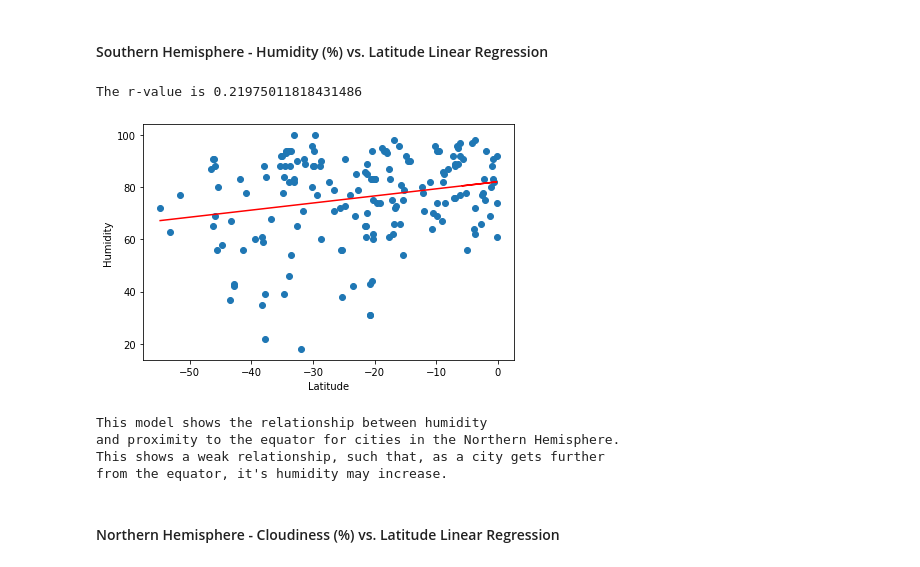
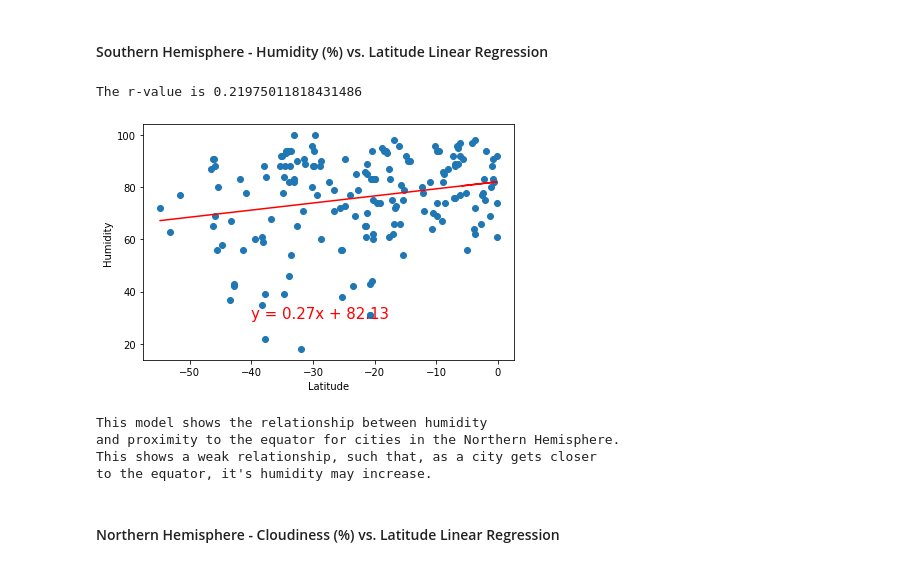
Before and after one commit to pammeyer80/python-api-challenge, a Jupyter notebook: WeatherPy/WeatherPy.ipynb, the cells around one changed output. Cells and saved outputs as stored; diff of their text form; code cells hidden in the pictures.

```diff
--- a/WeatherPy/WeatherPy.ipynb
+++ b/WeatherPy/WeatherPy.ipynb
@@ -396,37 +392,37 @@ The r-value is: 0.000543987878808455
 # %%
 lat_axis = south_weather_df["Lat"]
 humid_axis = south_weather_df["Humidity"]
 
 plt.scatter(lat_axis, humid_axis)
 plt.ylabel("Humidity")
 plt.xlabel("Latitude")
 
 #plt.savefig("../output_data/Lat_vs_Wind.png")
 (slope, intercept, rvalue, pvalue, stderr) = linregress(lat_axis, humid_axis)
 
 #y=mx+b
 regress_values = lat_axis * slope + intercept
 line_eq = f"y = {slope:.2f}x + {intercept:.2f}"
 
 plt.plot(lat_axis,regress_values,"r-")
-#plt.annotate(line_eq,(40,40),fontsize=15,color="red")
+plt.annotate(line_eq,(-40,30),fontsize=15,color="red")
 
 print(f"The r-value is {rvalue}")
 
 plt.tight_layout()
 plt.show()
 
 print(f"This model shows the relationship between humidity\n\
 and proximity to the equator for cities in the Northern Hemisphere.\n\
 This shows a weak relationship, such that, as a city gets closer\n\
 to the equator, it's humidity may increase.")
 # %% [output]
 The r-value is 0.21975011818431486
-[figure, old version]
+[figure, new version]
 This model shows the relationship between humidity
 and proximity to the equator for cities in the Northern Hemisphere.
-This shows a weak relationship, such that, as a city gets further
-from the equator, it's humidity may increase.
+This shows a weak relationship, such that, as a city gets closer
+to the equator, it's humidity may increase.
 # %% [markdown]
 ####  Northern Hemisphere - Cloudiness (%) vs. Latitude Linear Regression
 # %%
```
Also changed, not shown: parts of 1 cell of this notebook.
